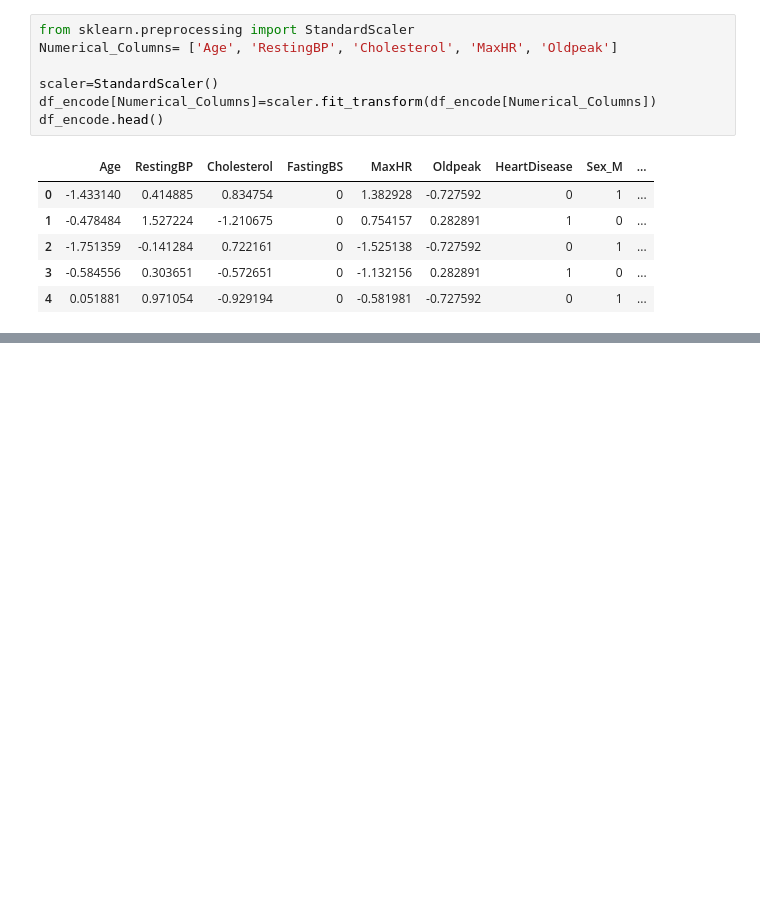
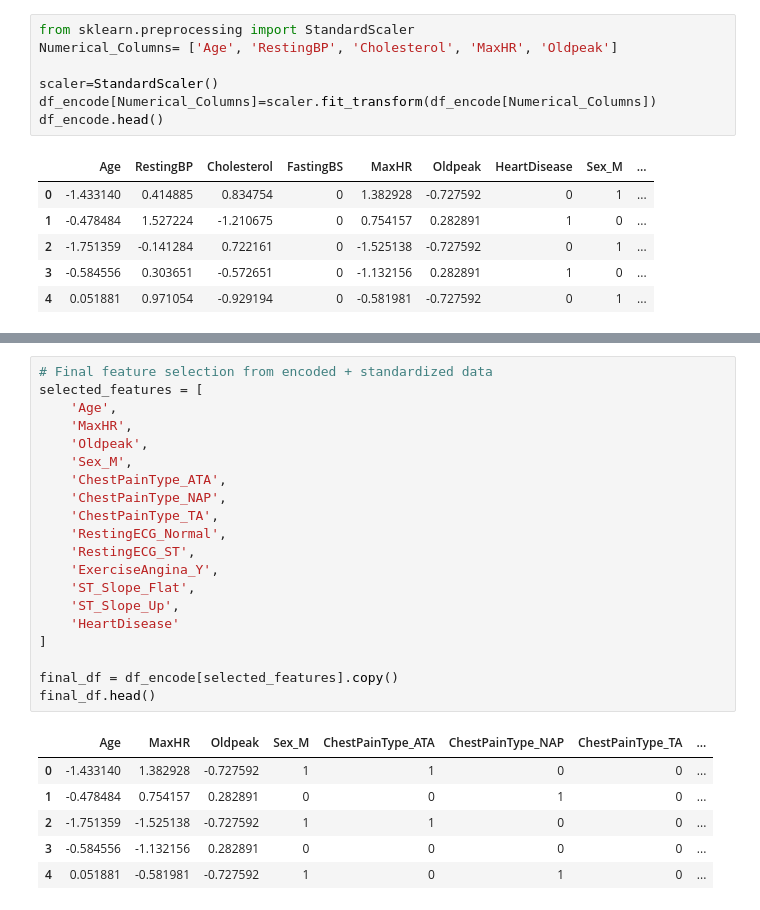
Before and after one commit to saadi-js/ML-, a Jupyter notebook: heart.ipynb, the cells around one changed output, grey strips where cells are left out. Cells and saved outputs as stored; diff of their text form; blank space fills up the shorter version.

Commit message:
heart data Feature Extraction

```diff
--- a/heart.ipynb
+++ b/heart.ipynb
@@ -248,0 +332,27 @@ df_encode.head()
+# %%
+# Final feature selection from encoded + standardized data
+selected_features = [
+    'Age',
+    'MaxHR',
+    'Oldpeak',
+    'Sex_M',
+    'ChestPainType_ATA',
+    'ChestPainType_NAP',
+    'ChestPainType_TA',
+    'RestingECG_Normal',
+    'RestingECG_ST',
+    'ExerciseAngina_Y',
+    'ST_Slope_Flat',
+    'ST_Slope_Up',
+    'HeartDisease'
+]
+
+final_df = df_encode[selected_features].copy()
+final_df.head()
+# %% [output]
+|  | Age | MaxHR | Oldpeak | Sex_M | ChestPainType_ATA | ChestPainType_NAP | ChestPainType_TA | ... |
+| 0 | -1.433140 | 1.382928 | -0.727592 | 1 | 1 | 0 | 0 | ... |
+| 1 | -0.478484 | 0.754157 | 0.282891 | 0 | 0 | 1 | 0 | ... |
+| 2 | -1.751359 | -1.525138 | -0.727592 | 1 | 1 | 0 | 0 | ... |
+| 3 | -0.584556 | -1.132156 | 0.282891 | 0 | 0 | 0 | 0 | ... |
+| 4 | 0.051881 | -0.581981 | -0.727592 | 1 | 0 | 1 | 0 | ... |
```
Also changed, not shown: parts of 3 cells of this notebook.
